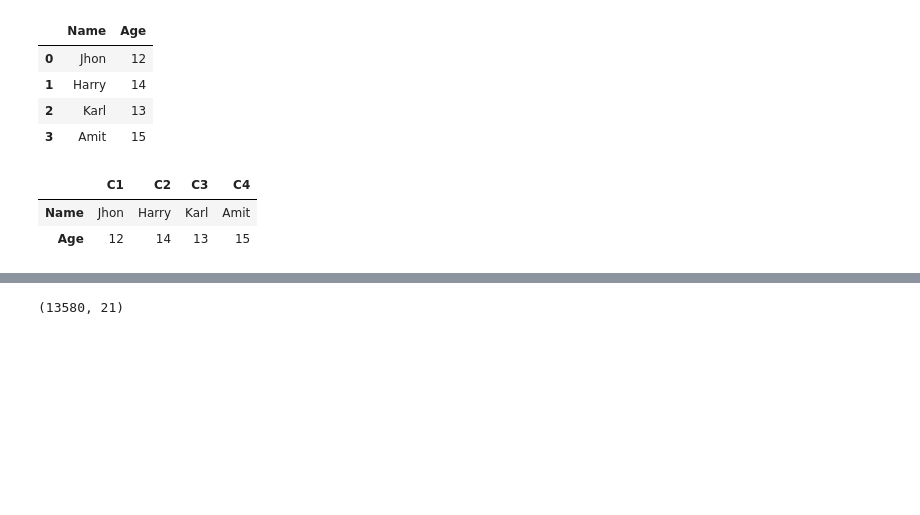
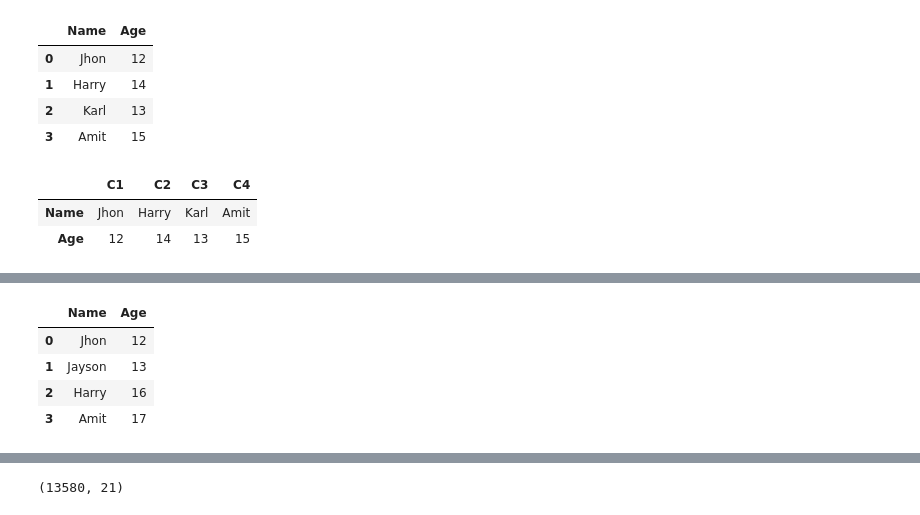
Before and after one commit to behl1anmol/Machine-Learning--A-Z-, a Jupyter notebook: Tutorial/PANDAS/Tutorial_1.ipynb, the cells around one changed output, grey strips where cells are left out. Saved outputs shown, nothing was run; the diff lists cells and outputs as text; code cells hidden in the pictures; blank space fills up the shorter version.

```diff
--- a/Tutorial/PANDAS/Tutorial_1.ipynb
+++ b/Tutorial/PANDAS/Tutorial_1.ipynb
@@ -28,0 +38,17 @@ dd_rows
+# %%
+tup = [
+        ('Jhon',12),
+        ('Jayson',13),
+        ('Harry',16),
+        ('Amit',17)
+        ]
+
+#Using DataFrame
+tupD = pd.DataFrame(tup, columns = ['Name','Age'])
+tupD
+# %% [output]
+|  | Name | Age |
+| 0 | Jhon | 12 |
+| 1 | Jayson | 13 |
+| 2 | Harry | 16 |
+| 3 | Amit | 17 |
```
Also changed, not shown: parts of 7 cells of this notebook.
